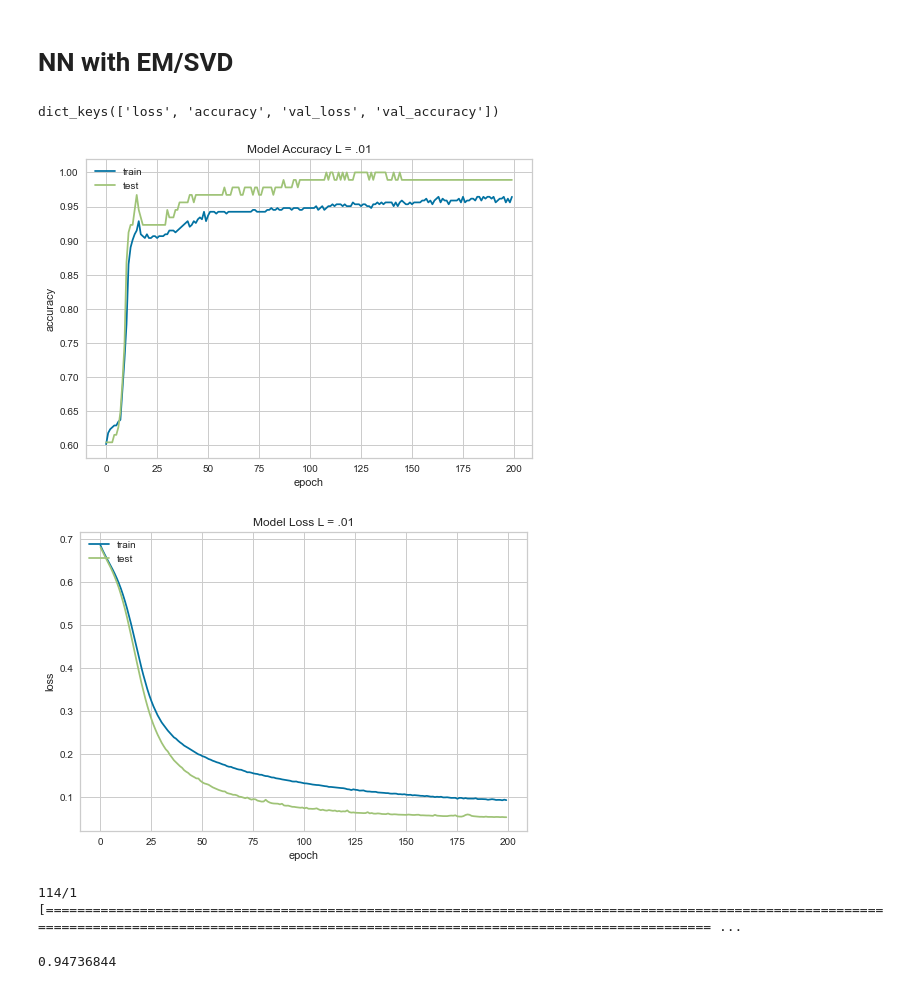
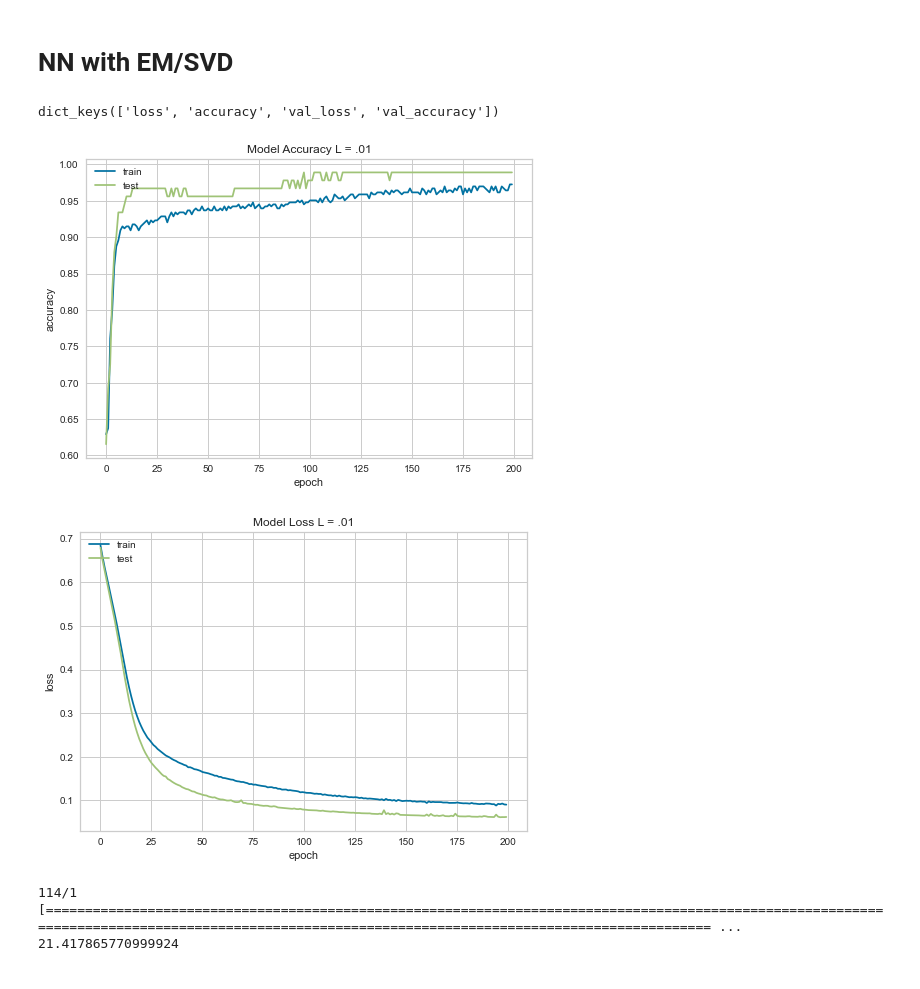
Before and after one commit to eugeneoh/CS7641, a Jupyter notebook: assignment3/nn.ipynb, the cells around one changed output. Saved outputs shown, nothing was run; the diff lists cells and outputs as text; code cells hidden in the pictures.

```diff
--- a/assignment3/nn.ipynb
+++ b/assignment3/nn.ipynb
@@ -787,31 +820,34 @@ def build_best_classifier(learn_rate=0.01, momentum=0, hidden_layer_size=10):
 # %%
 best_model = KerasClassifier(build_fn=build_best_classifier)
 # Fit the model
+start = time.perf_counter()
 history = best_model.fit(svd_6_Xt_with_cluster_train, y_train, validation_split=0.2, epochs=200, batch_size=10, verbose=0)
+run_time = time.perf_counter() - start
 joblib.dump(history.history, "results/nn_em_svd.pkl")
 
 # list all data in history
 print(history.history.keys())
 # summarize history for accuracy
 plt.plot(history.history['accuracy'])
 plt.plot(history.history['val_accuracy'])
 plt.title('Model Accuracy L = .01')
 plt.ylabel('accuracy')
 plt.xlabel('epoch')
 plt.legend(['train', 'test'], loc='upper left')
 plt.show()
 # summarize history for loss
 plt.plot(history.history['loss'])
 plt.plot(history.history['val_loss'])
 plt.title('Model Loss L = .01')
 plt.ylabel('loss')
 plt.xlabel('epoch')
 plt.legend(['train', 'test'], loc='upper left')
 plt.show()
 best_model.score(svd_6_Xt_with_cluster_test, y_test)
+print(run_time)
 # %% [output]
 dict_keys(['loss', 'accuracy', 'val_loss', 'val_accuracy'])
-[figure, old version]
+[figure, new version]
-[figure, old version]
+[figure, new version]
 114/1 [================================================================================================================================================================================================= ...
+21.417865770999924
-0.94736844
```
Also changed, not shown: parts of 9 cells of this notebook, 10 other files.
